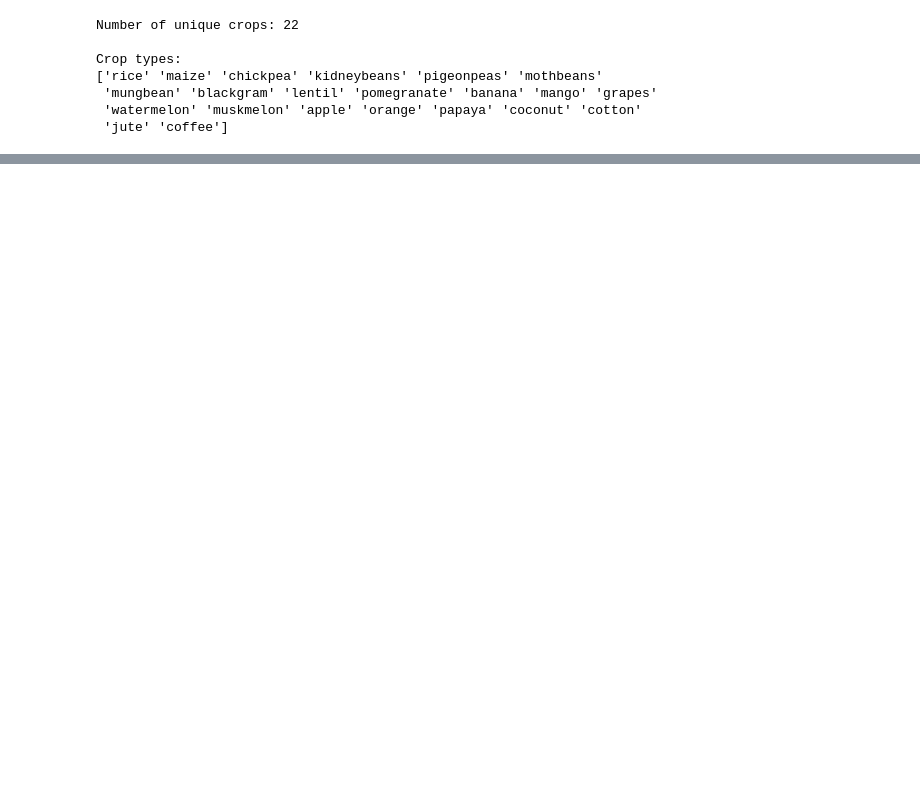
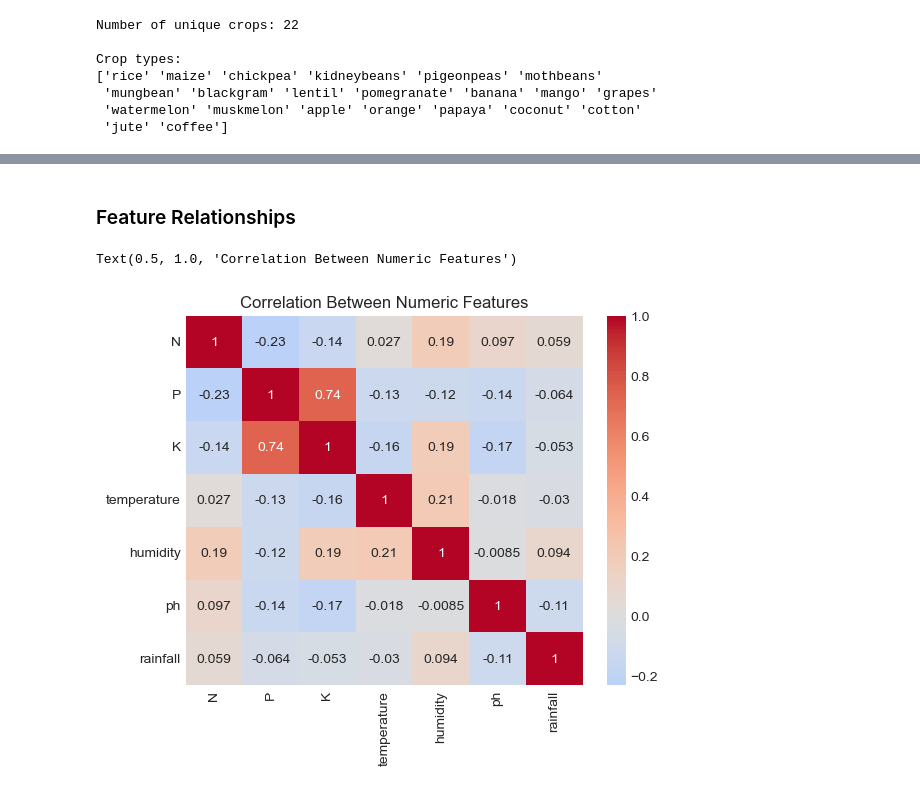
Before and after one commit to Sthamanik/Crop-recommendation, a Jupyter notebook: notebooks/01_eda.ipynb, the cells around one changed output, grey strips where cells are left out. Cells and saved outputs as stored; diff of their text form; code cells hidden in the pictures; blank space fills up the shorter version.

```diff
--- a/notebooks/01_eda.ipynb
+++ b/notebooks/01_eda.ipynb
@@ -111,0 +299,10 @@ Crop types:
+# %% [markdown]
+### Feature Relationships
+# %%
+corr = df.corr(numeric_only= True)
+sns.heatmap(corr, annot= True,cmap='coolwarm', center= 0)
+
+plt.title("Correlation Between Numeric Features")
+# %% [output]
+Text(0.5, 1.0, 'Correlation Between Numeric Features')
+[figure, added]
```
Also changed, not shown: parts of 26 cells of this notebook.
